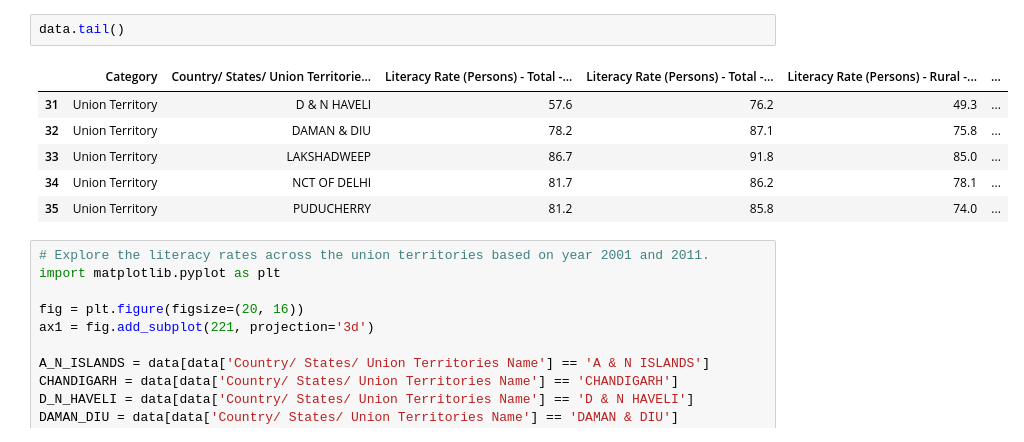
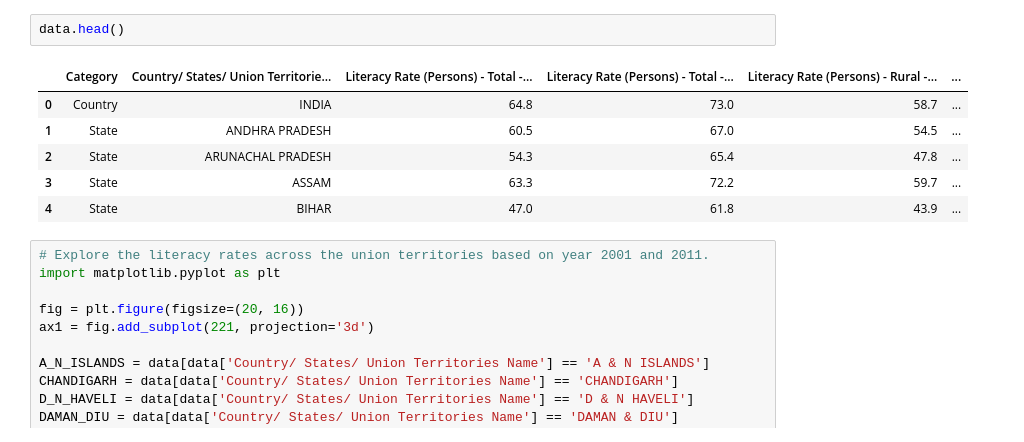
Before and after one commit to aaronjoju07/Advance_Python, a Jupyter notebook: PythonExam/GOIAnalysis.ipynb, the cells around one changed output. Drawn from its saved outputs; the diff is of its cells as text.

```diff
--- a/PythonExam/GOIAnalysis.ipynb
+++ b/PythonExam/GOIAnalysis.ipynb
@@ -29,12 +22,12 @@ please provide us feedback at https://github.com/pandas-dev/pandas/issues/54466
 # %%
-data.tail()
+data.head()
 # %% [output]
 |  | Category | Country/ States/ Union Territorie... | Literacy Rate (Persons) - Total -... | Literacy Rate (Persons) - Total -... | Literacy Rate (Persons) - Rural -... | ... |
-| 31 | Union Territory | D & N HAVELI | 57.6 | 76.2 | 49.3 | ... |
-| 32 | Union Territory | DAMAN & DIU | 78.2 | 87.1 | 75.8 | ... |
-| 33 | Union Territory | LAKSHADWEEP | 86.7 | 91.8 | 85.0 | ... |
-| 34 | Union Territory | NCT OF DELHI | 81.7 | 86.2 | 78.1 | ... |
-| 35 | Union Territory | PUDUCHERRY | 81.2 | 85.8 | 74.0 | ... |
+| 0 | Country | INDIA | 64.8 | 73.0 | 58.7 | ... |
+| 1 | State | ANDHRA PRADESH | 60.5 | 67.0 | 54.5 | ... |
+| 2 | State | ARUNACHAL PRADESH | 54.3 | 65.4 | 47.8 | ... |
+| 3 | State | ASSAM | 63.3 | 72.2 | 59.7 | ... |
+| 4 | State | BIHAR | 47.0 | 61.8 | 43.9 | ... |
 # %%
 # Explore the literacy rates across the union territories based on year 2001 and 2011.
 import matplotlib.pyplot as plt
```
Also changed, not shown: parts of 3 cells of this notebook, 7 other files.
